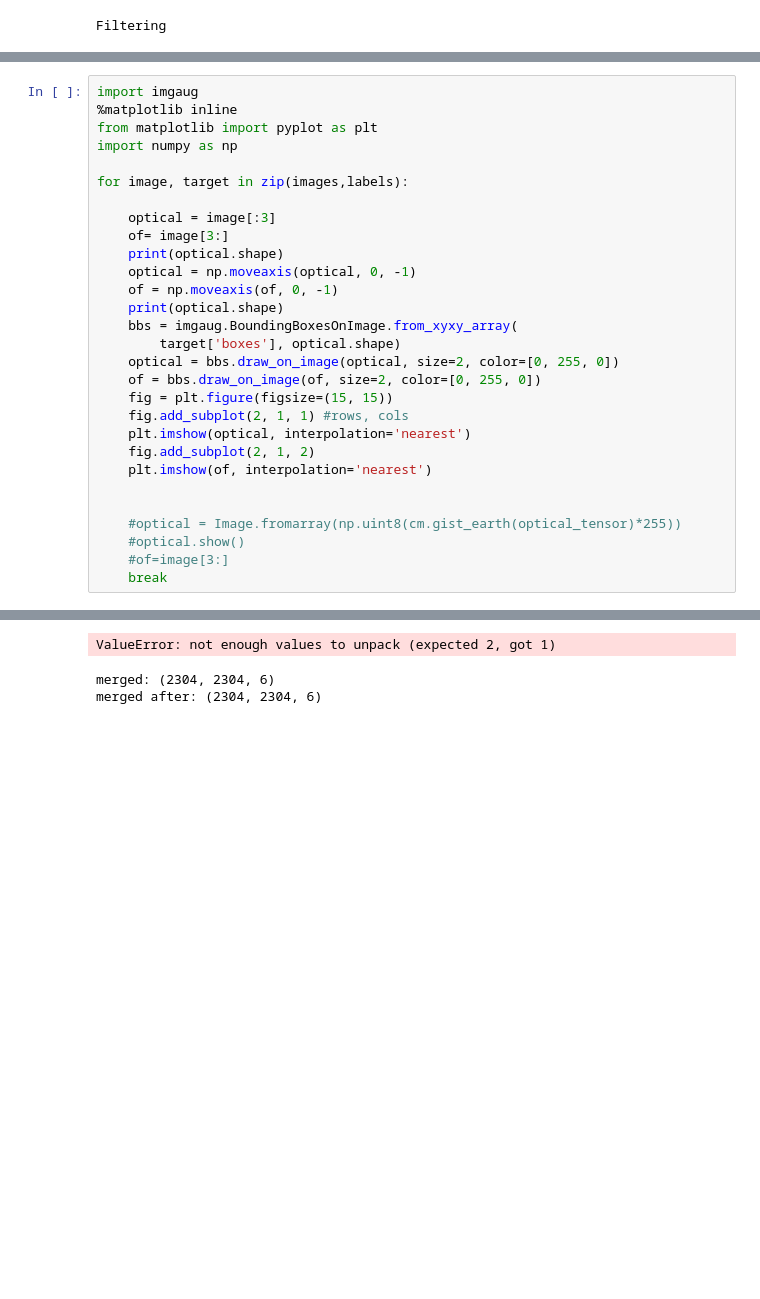
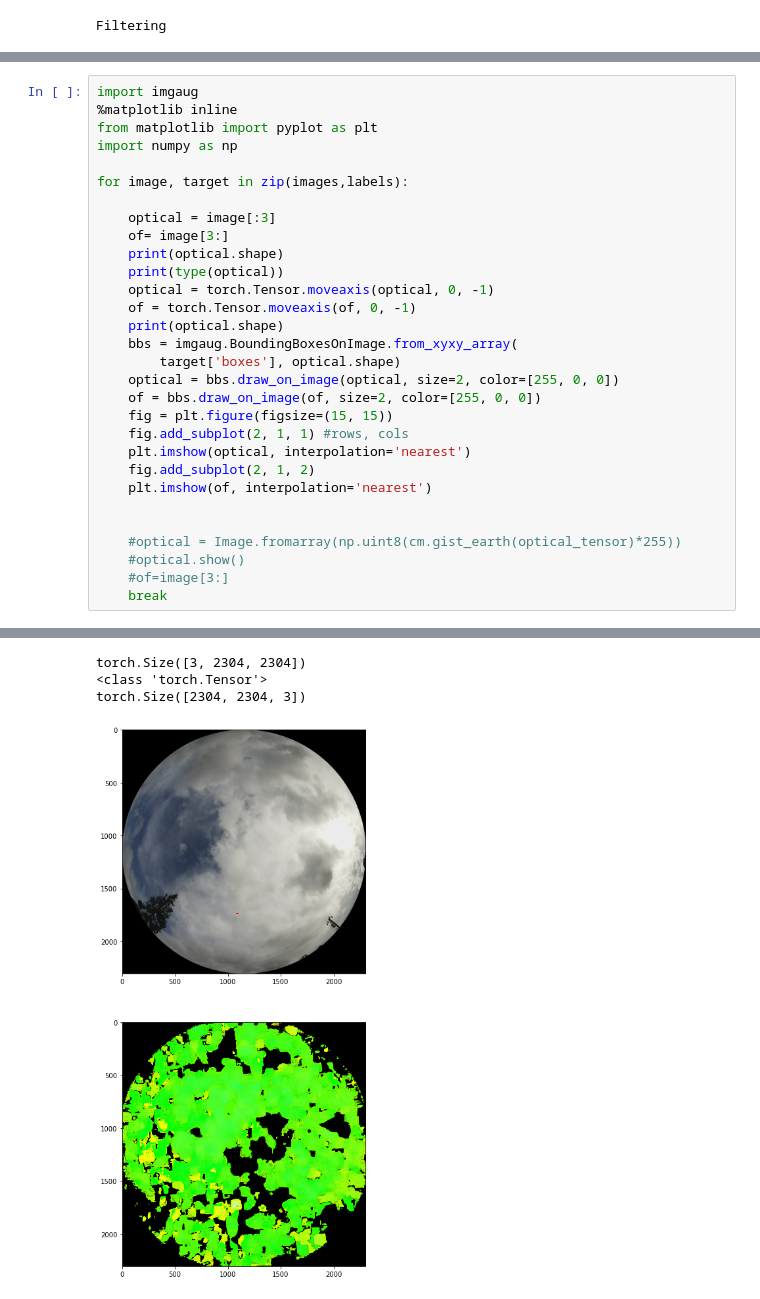
Before and after one commit to Sky360-Repository/rcnn, a Jupyter notebook: aug.ipynb, the cells around one changed output, grey strips where cells are left out. Drawn from its saved outputs; the diff is of its cells as text; blank space fills up the shorter version.

Commit message:
use augment_images

```diff
--- a/aug.ipynb
+++ b/aug.ipynb
@@ -45,13 +45,14 @@ for image, target in zip(images,labels):
     optical = image[:3]
     of= image[3:]
     print(optical.shape)
-    optical = np.moveaxis(optical, 0, -1)
-    of = np.moveaxis(of, 0, -1)
+    print(type(optical))
+    optical = torch.Tensor.moveaxis(optical, 0, -1)
+    of = torch.Tensor.moveaxis(of, 0, -1)
     print(optical.shape)
     bbs = imgaug.BoundingBoxesOnImage.from_xyxy_array(
         target['boxes'], optical.shape)
-    optical = bbs.draw_on_image(optical, size=2, color=[0, 255, 0])
-    of = bbs.draw_on_image(of, size=2, color=[0, 255, 0])
+    optical = bbs.draw_on_image(optical, size=2, color=[255, 0, 0])
+    of = bbs.draw_on_image(of, size=2, color=[255, 0, 0])
     fig = plt.figure(figsize=(15, 15))
     fig.add_subplot(2, 1, 1) #rows, cols
     plt.imshow(optical, interpolation='nearest')
@@ -69,3 +70,4 @@ for image, target in zip(images,labels):
-ValueError: not enough values to unpack (expected 2, got 1)
+torch.Size([3, 2304, 2304])
+<class 'torch.Tensor'>
+torch.Size([2304, 2304, 3])
-merged: (2304, 2304, 6)
-merged after: (2304, 2304, 6)
+[figure, added]
```
Also changed, not shown: parts of 2 cells of this notebook, 1 other file.
